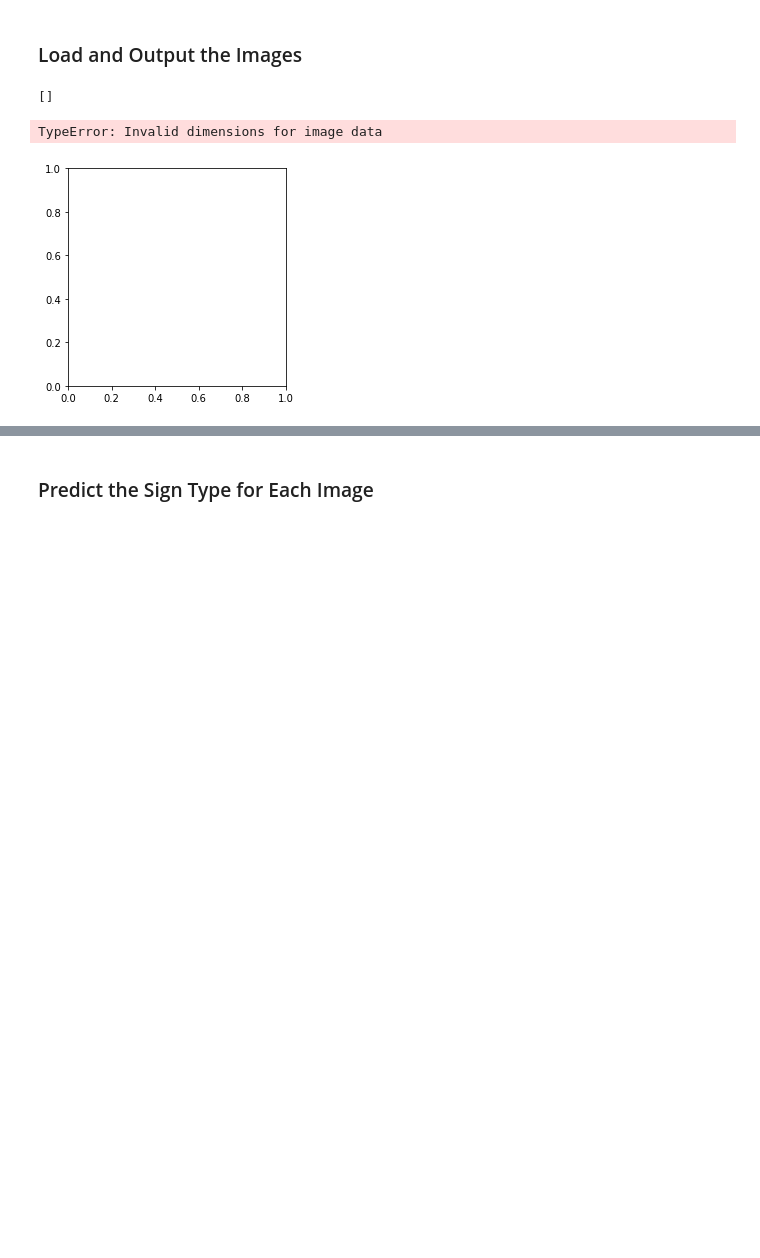
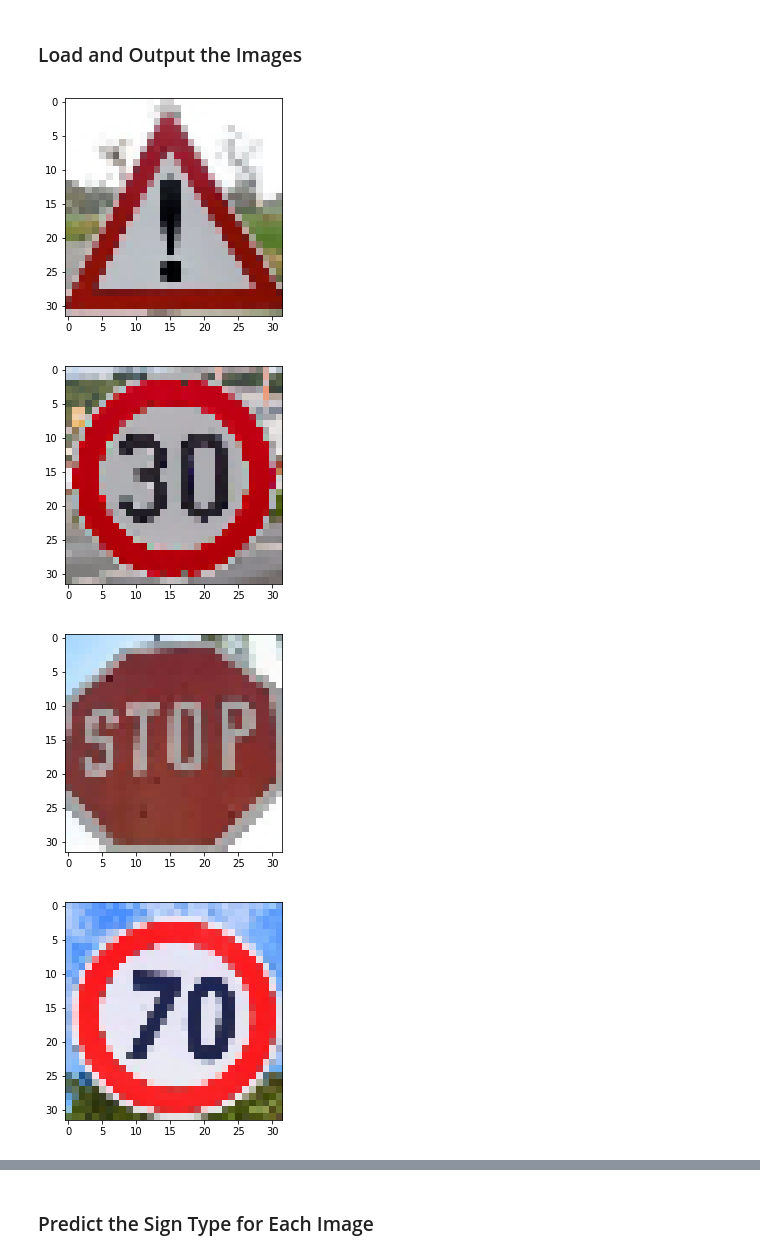
Before and after one commit to jtuckerdunn/CarND-Traffic-Sign-Classifier-Project, a Jupyter notebook: Traffic_Sign_Classifier.ipynb, the cells around one changed output, grey strips where cells are left out. Cells and saved outputs as stored; diff of their text form; code cells hidden in the pictures; blank space fills up the shorter version.

```diff
--- a/Traffic_Sign_Classifier.ipynb
+++ b/Traffic_Sign_Classifier.ipynb
@@ -308,19 +312,19 @@ You may find `signnames.csv` useful as it contains mappings from the class id (i
 # %%
 ### Load the images and plot them here.
 import matplotlib.image as mpimg
 import os
 
+sign_names = ['sign1.jpg', 'sign2.jpg','sign3.jpg','sign4.jpg', 'sign5.jpg']
+web_signs = []
+for file in sign_names:
+    img = mpimg.imread(file)
+    web_signs.append(img)
+    plt.figure()
+    plt.imshow(img)
 
-web_signs = []
-for file in os.listdir('.'):
-    if file.endswith == "jpg":
-        img = mpimg.imread(file)
-        web_signs.append(img)
-
-# Plot the new images
-print(web_signs)
-plt.imshow(web_signs)
+web_signs = np.array(web_signs)
 # %% [output]
-[]
-TypeError: Invalid dimensions for image data
-[figure, old version]
+[figure, new version]
+[figure, added]
+[figure, added]
+[figure, added]
```
Also changed, not shown: parts of 8 cells of this notebook, 5 other files.
